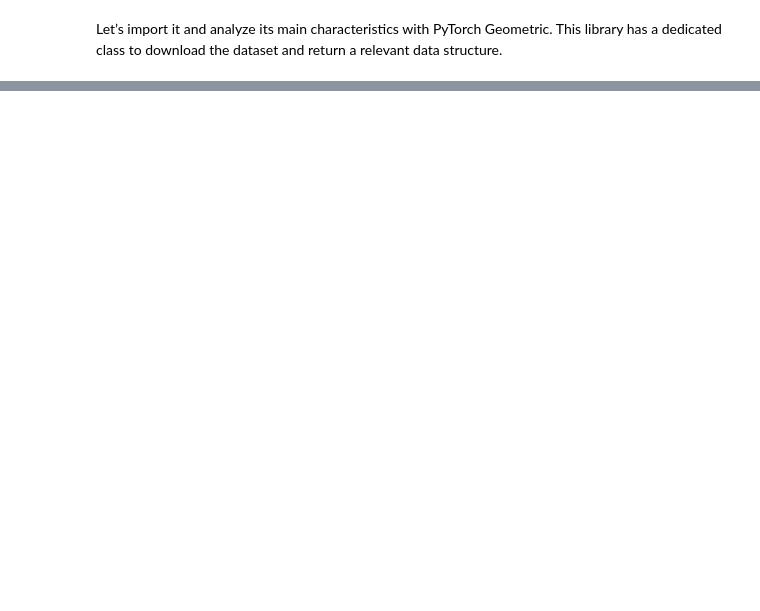
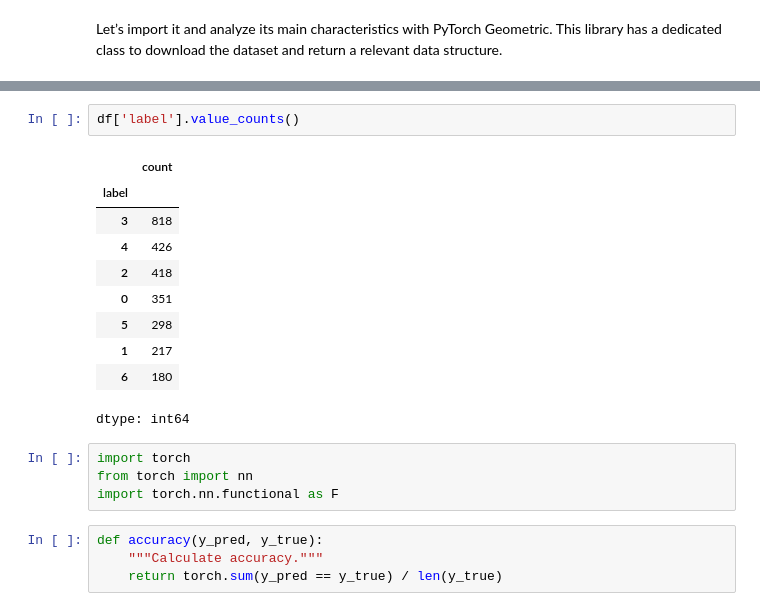
Before and after one commit to mjmousavi97/Graph-Neural-Networks, a Jupyter notebook: 07_Vanilla_Neural_Networks/main.ipynb, the cells around one changed output, grey strips where cells are left out. Drawn from its saved outputs; the diff is of its cells as text; blank space fills up the shorter version.

```diff
--- a/07_Vanilla_Neural_Networks/main.ipynb
+++ b/07_Vanilla_Neural_Networks/main.ipynb
@@ -46,0 +153,21 @@ pip._vendor.urllib3.exceptions.ReadTimeoutError: HTTPSConnectionPool(host='files
+# %%
+df['label'].value_counts()
+# %% [output]
+|  | count |
+| label |  |
+| 3 | 818 |
+| 4 | 426 |
+| 2 | 418 |
+| 0 | 351 |
+| 5 | 298 |
+| 1 | 217 |
+| 6 | 180 |
+dtype: int64
+# %%
+import torch
+from torch import nn
+import torch.nn.functional as F
+# %%
+def accuracy(y_pred, y_true):
+    """Calculate accuracy."""
+    return torch.sum(y_pred == y_true) / len(y_true)
```
Also changed, not shown: parts of 18 cells of this notebook.
